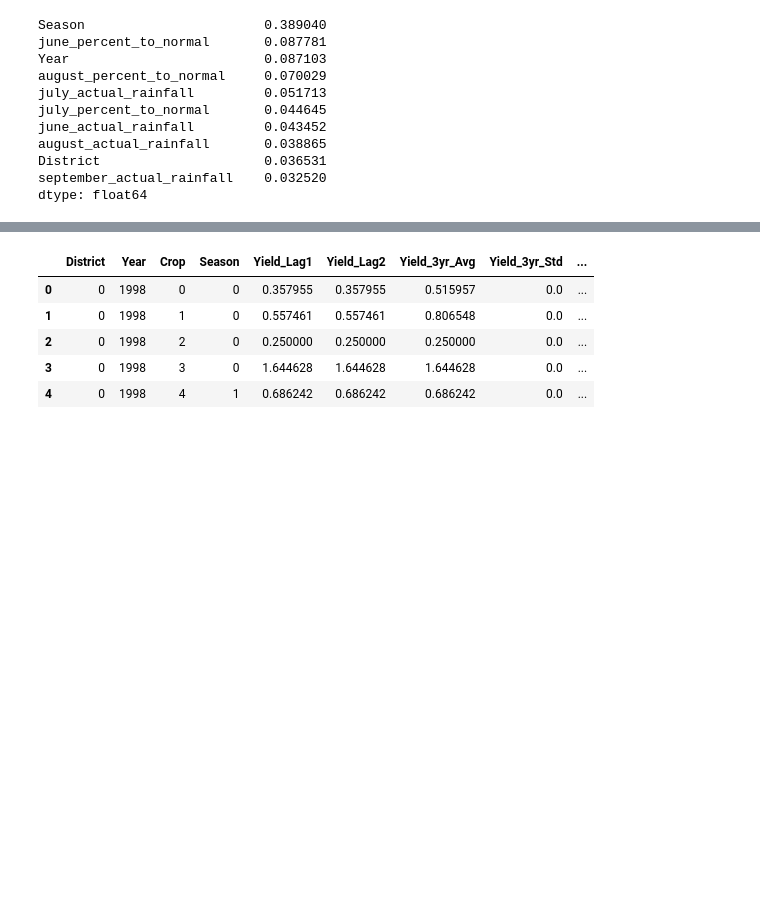
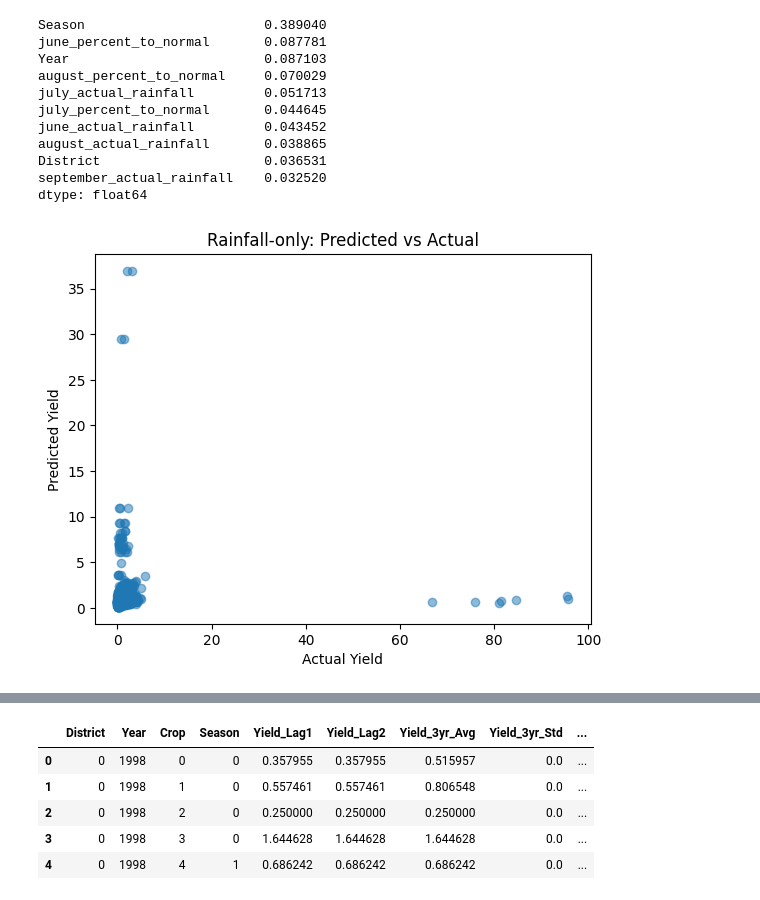
Before and after one commit to afrozAnsaari/Crop-Yield-Analysis-Prediction, a Jupyter notebook: model_01.ipynb, the cells around one changed output, grey strips where cells are left out. Saved outputs shown, nothing was run; the diff lists cells and outputs as text; code cells hidden in the pictures; blank space fills up the shorter version.

Commit message:
Visualisations and different analysis models added for report.Experiment/Model01 has been almost completed and only SHAP-modelling needs to be performed

```diff
--- a/model_01.ipynb
+++ b/model_01.ipynb
@@ -142,3 +147,11 @@ august_actual_rainfall       0.038865
 District                     0.036531
 september_actual_rainfall    0.032520
 dtype: float64
+# %%
+plt.scatter(y_test, preds, alpha=0.5)
+plt.xlabel("Actual Yield")
+plt.ylabel("Predicted Yield")
+plt.title("Rainfall-only: Predicted vs Actual")
+plt.show()
+# %% [output]
+[figure, added]
```
Also changed, not shown: parts of 44 cells of this notebook, 2 other files.
